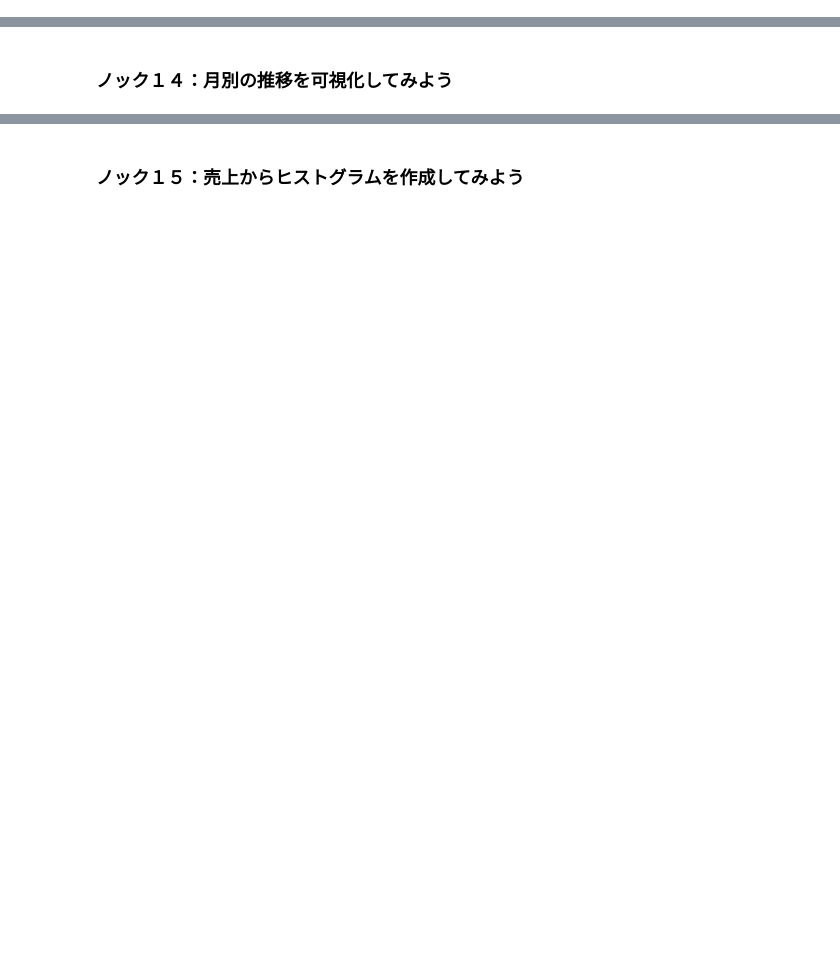
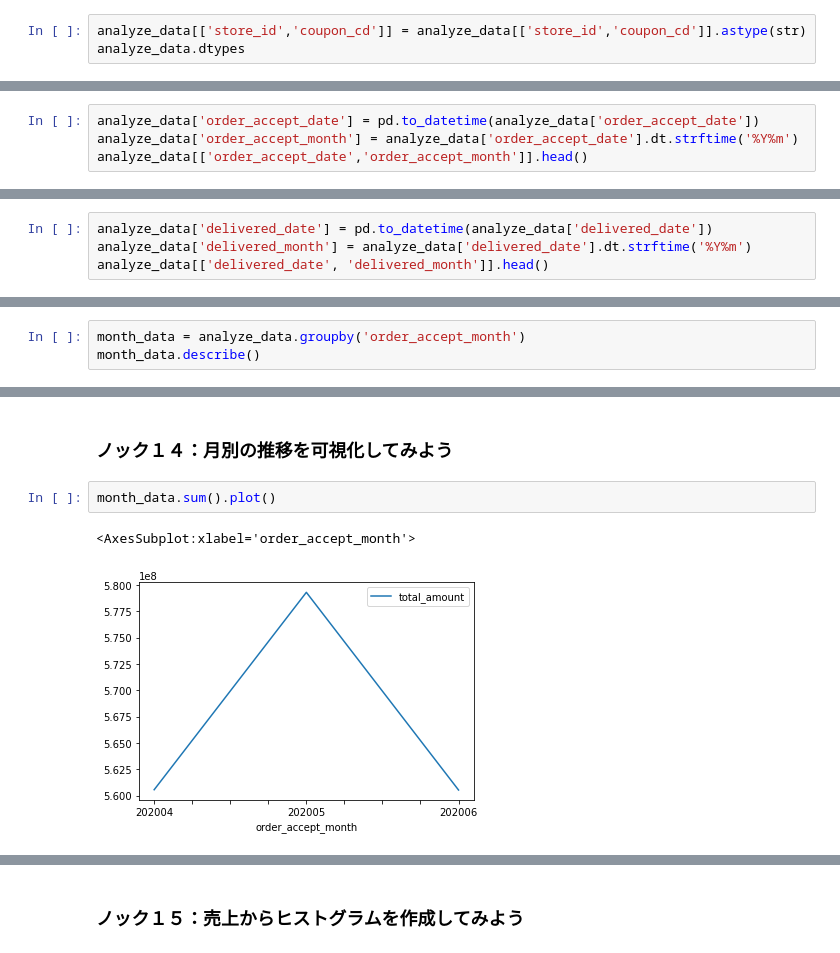
Before and after one commit to BP-Test/01_python_100knock_ml_model, a Jupyter notebook: chapter-02/2章_データを可視化し分析を行う10本ノック.ipynb, the cells around one changed output, grey strips where cells are left out. Drawn from its saved outputs; the diff is of its cells as text; blank space fills up the shorter version.

```diff
--- a/chapter-02/2章_データを可視化し分析を行う10本ノック.ipynb
+++ b/chapter-02/2章_データを可視化し分析を行う10本ノック.ipynb
@@ -20,0 +139,3 @@
+# %%
+analyze_data[['store_id','coupon_cd']] = analyze_data[['store_id','coupon_cd']].astype(str)
+analyze_data.dtypes
@@ -21,2 +174,6 @@
 # %% [markdown]
 ### ノック１３：月別の売上を集計してみよう
+# %%
+analyze_data['order_accept_date'] = pd.to_datetime(analyze_data['order_accept_date'])
+analyze_data['order_accept_month'] = analyze_data['order_accept_date'].dt.strftime('%Y%m')
+analyze_data[['order_accept_date','order_accept_month']].head()
@@ -22,0 +187,4 @@
+# %%
+analyze_data['delivered_date'] = pd.to_datetime(analyze_data['delivered_date'])
+analyze_data['delivered_month'] = analyze_data['delivered_date'].dt.strftime('%Y%m')
+analyze_data[['delivered_date', 'delivered_month']].head()
@@ -22,0 +215,3 @@
+# %%
+month_data = analyze_data.groupby('order_accept_month')
+month_data.describe()
@@ -23,2 +233,7 @@
 # %% [markdown]
 ### ノック１４：月別の推移を可視化してみよう
+# %%
+month_data.sum().plot()
+# %% [output]
+<AxesSubplot:xlabel='order_accept_month'>
+[figure, added]
```
Also changed, not shown: parts of 30 cells of this notebook.
